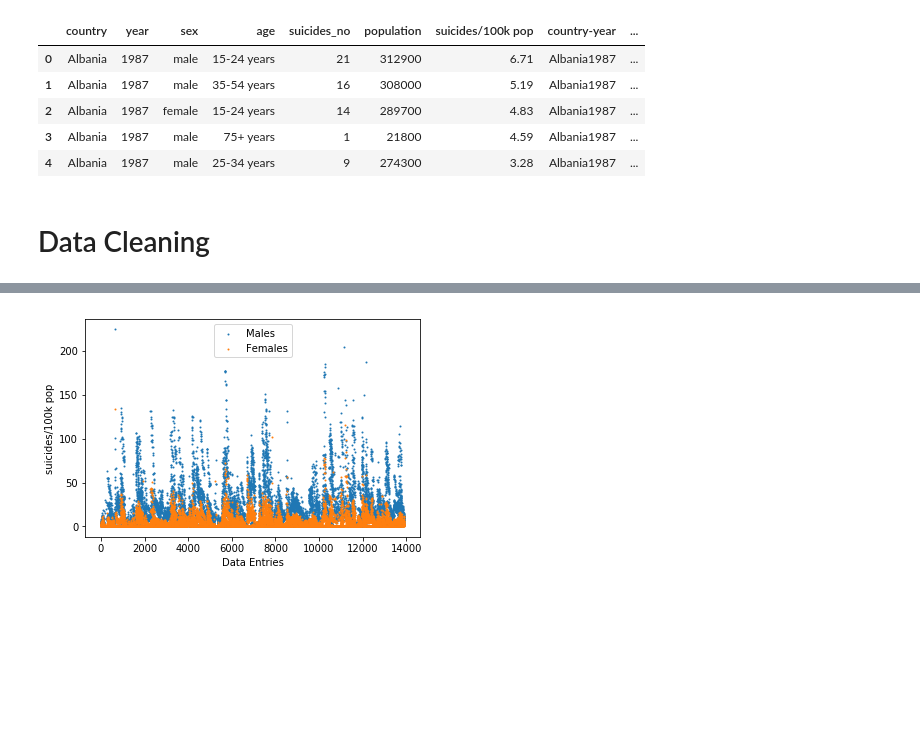
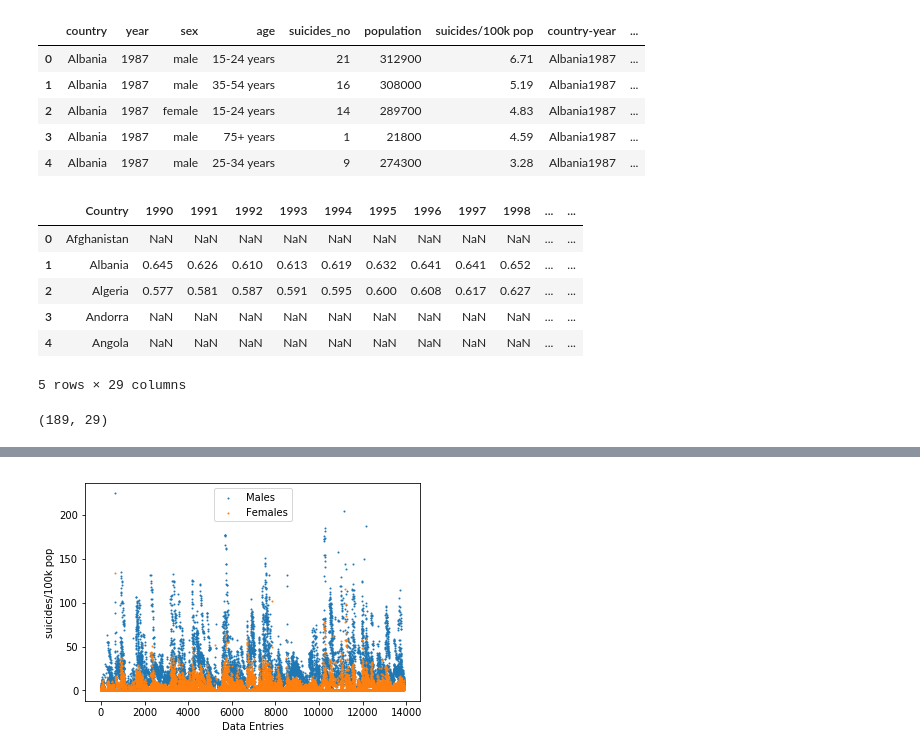
Before and after one commit to jbhesania/COGS108_26, a Jupyter notebook: DataExploration.ipynb, the cells around one changed output, grey strips where cells are left out. Saved outputs shown, nothing was run; the diff lists cells and outputs as text; code cells hidden in the pictures; blank space fills up the shorter version.

```diff
--- a/DataExploration.ipynb
+++ b/DataExploration.ipynb
@@ -83,10 +90,22 @@ df_init.head()
 | 2 | Albania | 1987 | female | 15-24 years | 14 | 289700 | 4.83 | Albania1987 | ... |
 | 3 | Albania | 1987 | male | 75+ years | 1 | 21800 | 4.59 | Albania1987 | ... |
 | 4 | Albania | 1987 | male | 25-34 years | 9 | 274300 | 3.28 | Albania1987 | ... |
-# %% [markdown]
-# Data Cleaning
 # %%
 df_HDI.Country = df_HDI.Country.str.lstrip()
+# %%
+df_HDI.head()
+# %% [output]
+|  | Country | 1990 | 1991 | 1992 | 1993 | 1994 | 1995 | 1996 | 1997 | 1998 | ... | ... |
+| 0 | Afghanistan | NaN | NaN | NaN | NaN | NaN | NaN | NaN | NaN | NaN | ... | ... |
+| 1 | Albania | 0.645 | 0.626 | 0.610 | 0.613 | 0.619 | 0.632 | 0.641 | 0.641 | 0.652 | ... | ... |
+| 2 | Algeria | 0.577 | 0.581 | 0.587 | 0.591 | 0.595 | 0.600 | 0.608 | 0.617 | 0.627 | ... | ... |
+| 3 | Andorra | NaN | NaN | NaN | NaN | NaN | NaN | NaN | NaN | NaN | ... | ... |
+| 4 | Angola | NaN | NaN | NaN | NaN | NaN | NaN | NaN | NaN | NaN | ... | ... |
+5 rows × 29 columns
+# %%
+df_HDI.shape
+# %% [output]
+(189, 29)
 # %%
 df_HDI = pd.melt(df_HDI, id_vars=["Country"], var_name=['Year'],value_name="HDI")
 df_HDI = df_HDI.sort_values(["Country", "Year"])
```
Also changed, not shown: parts of 23 cells of this notebook, 2 other files.
